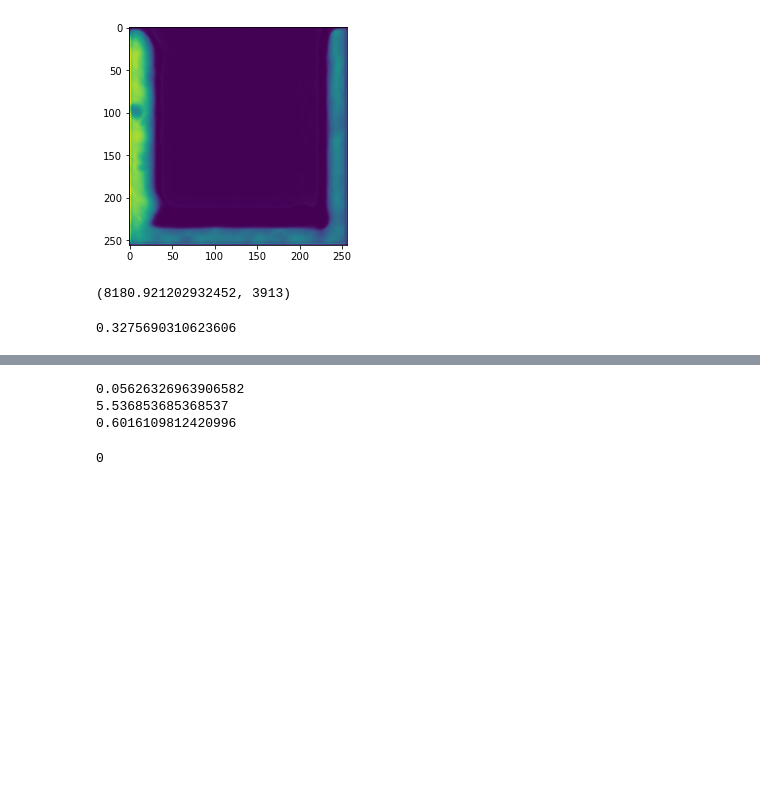
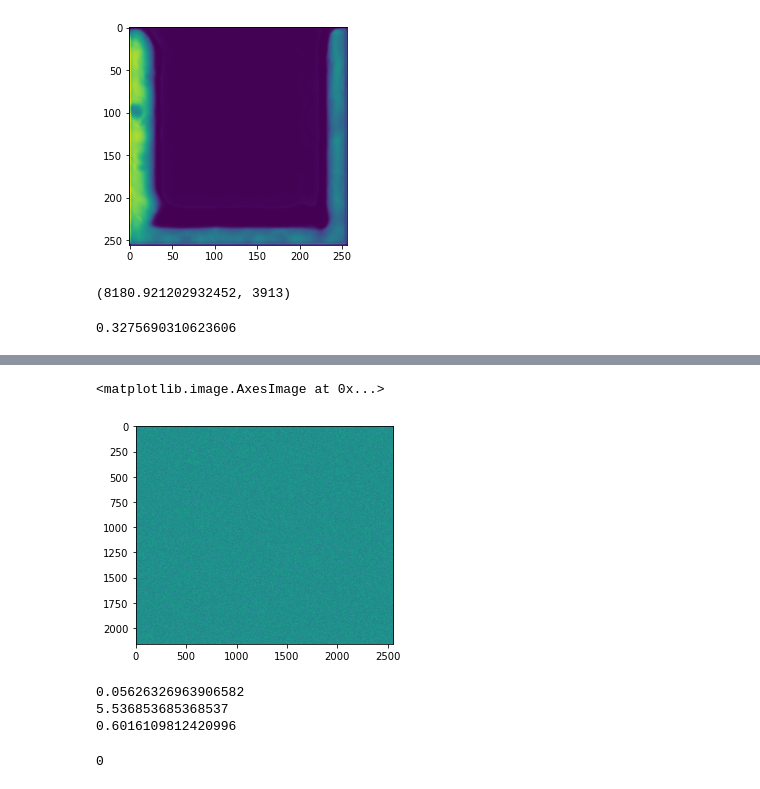
Before and after one commit to aidotse/Team-Yenomze, a Jupyter notebook: TestNotebook.ipynb, the cells around one changed output, grey strips where cells are left out. Cells and saved outputs as stored; diff of their text form; code cells hidden in the pictures; blank space fills up the shorter version.

```diff
--- a/TestNotebook.ipynb
+++ b/TestNotebook.ipynb
@@ -265,3 +330,11 @@ np.mean(np.power(np.log(smt[1][:1800,:1800])-np.log(img[:1800,:1800]), 2))
+# %%
+p = 'output/60x_images/AssayPlate_Greiner_#655090_B03_T0001F001L01A01Z01C01.tif'
+img = plt.imread(p)
+img = np.array(img)
+plt.imshow(img)
+# %% [output]
+<matplotlib.image.AxesImage at 0x...>
+[figure, added]
 # %%
 img_tuple = [('/data/40x_images/AssayPlate_Greiner_#655090_B03_T0001F001L01A04Z01C04.tif',
              '/data/40x_images/AssayPlate_Greiner_#655090_B03_T0001F001L01A04Z02C04.tif',
```
Also changed, not shown: parts of 22 cells of this notebook, 2 other files.
